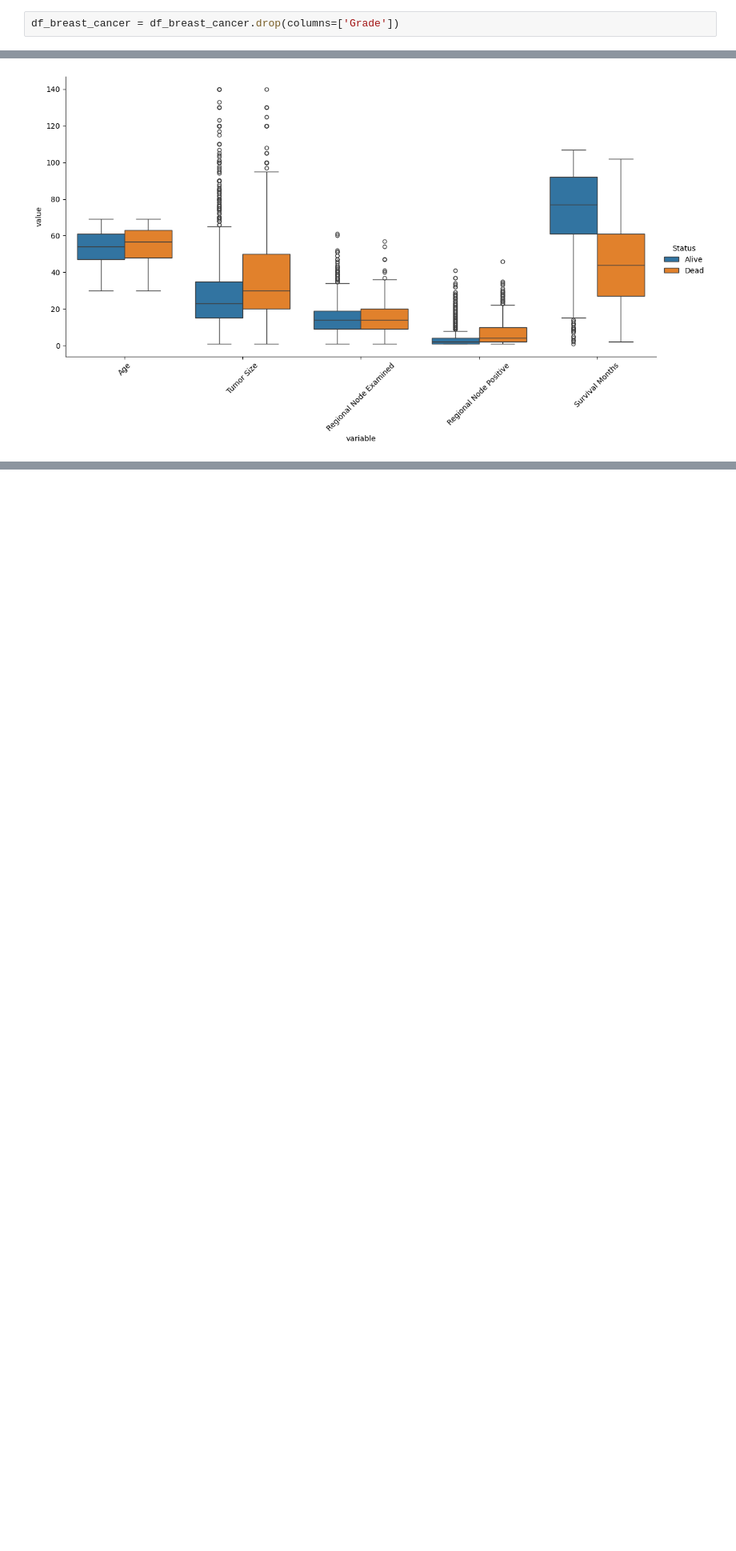
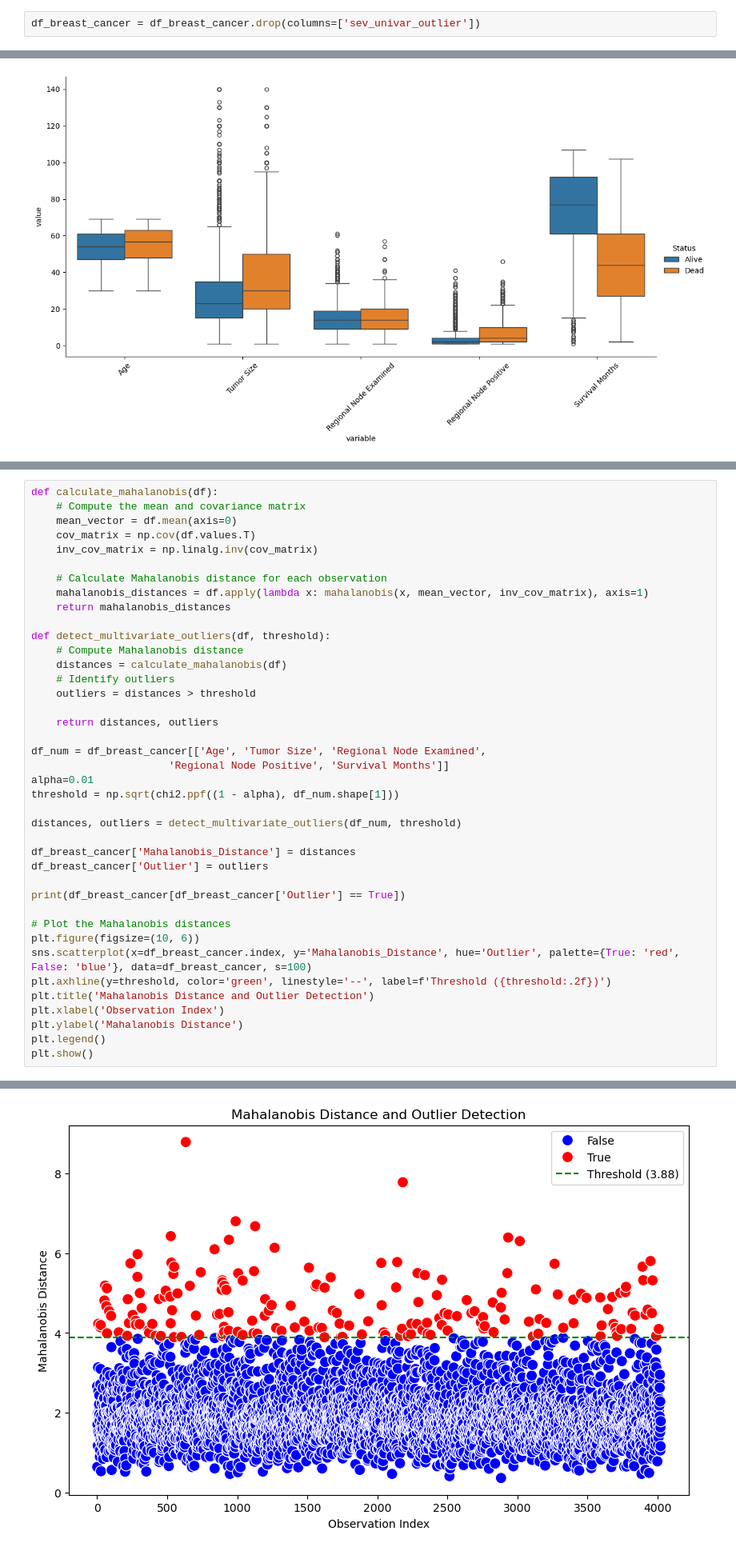
Before and after one commit to marcforto14/breast_cancer_survival, a Jupyter notebook: src/data_exploration/EDA.ipynb, the cells around one changed output, grey strips where cells are left out. Shown at 80% size. Cells and saved outputs as stored; diff of their text form; blank space fills up the shorter version.

Commit message:
Plots + PCA

```diff
--- a/src/data_exploration/EDA.ipynb
+++ b/src/data_exploration/EDA.ipynb
@@ -191,2 +186,2 @@ We remove the `Grade` variable as it gives the same information as the `differen
 # %%
-df_breast_cancer = df_breast_cancer.drop(columns=['Grade'])
+df_breast_cancer = df_breast_cancer.drop(columns=['sev_univar_outlier'])
@@ -289,0 +306,41 @@ bivariate_categorical(df_breast_cancer)
+# %%
+def calculate_mahalanobis(df):
+    # Compute the mean and covariance matrix
+    mean_vector = df.mean(axis=0)
+    cov_matrix = np.cov(df.values.T)
+    inv_cov_matrix = np.linalg.inv(cov_matrix)
+
+    # Calculate Mahalanobis distance for each observation
+    mahalanobis_distances = df.apply(lambda x: mahalanobis(x, mean_vector, inv_cov_matrix), axis=1)
+    return mahalanobis_distances
+
+def detect_multivariate_outliers(df, threshold):
+    # Compute Mahalanobis distance
+    distances = calculate_mahalanobis(df)
+    # Identify outliers
+    outliers = distances > threshold
+
+    return distances, outliers
+
+df_num = df_breast_cancer[['Age', 'Tumor Size', 'Regional Node Examined',
+                      'Regional Node Positive', 'Survival Months']]
+alpha=0.01
+threshold = np.sqrt(chi2.ppf((1 - alpha), df_num.shape[1]))
+
+distances, outliers = detect_multivariate_outliers(df_num, threshold)
+
+df_breast_cancer['Mahalanobis_Distance'] = distances
+df_breast_cancer['Outlier'] = outliers
+
+print(df_breast_cancer[df_breast_cancer['Outlier'] == True])
+
+# Plot the Mahalanobis distances
+plt.figure(figsize=(10, 6))
+sns.scatterplot(x=df_breast_cancer.index, y='Mahalanobis_Distance', hue='Outlier', palette={True: 'red', False: 'blue'}, data=df_breast_cancer, s=100)
+plt.axhline(y=threshold, color='green', linestyle='--', label=f'Threshold ({threshold:.2f})')
+plt.title('Mahalanobis Distance and Outlier Detection')
+plt.xlabel('Observation Index')
+plt.ylabel('Mahalanobis Distance')
+plt.legend()
+plt.show()
+# %% [output]
@@ -289,0 +364 @@ bivariate_categorical(df_breast_cancer)
+[figure, added]
```
Also changed, not shown: parts of 21 cells of this notebook, 6 other files.
